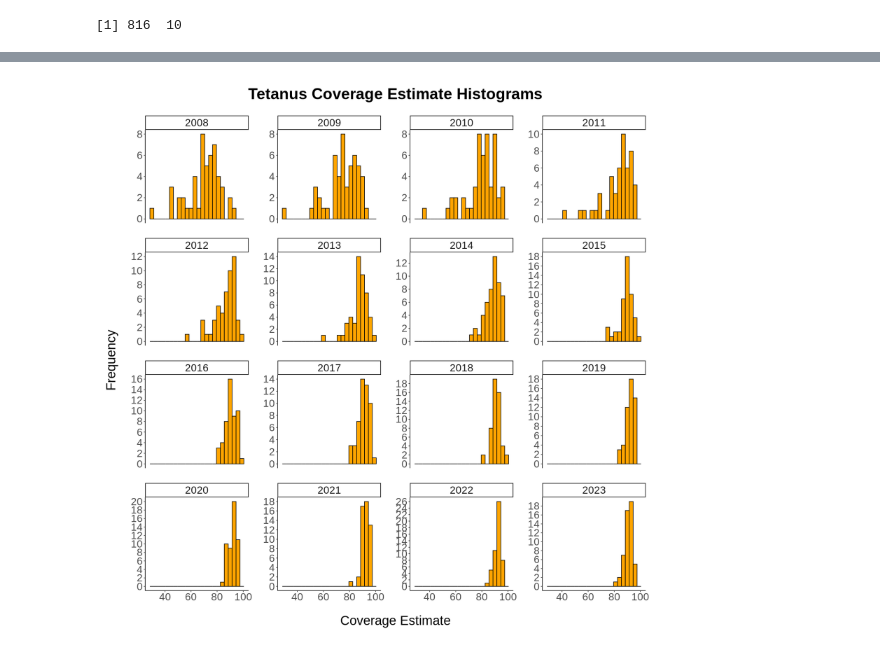
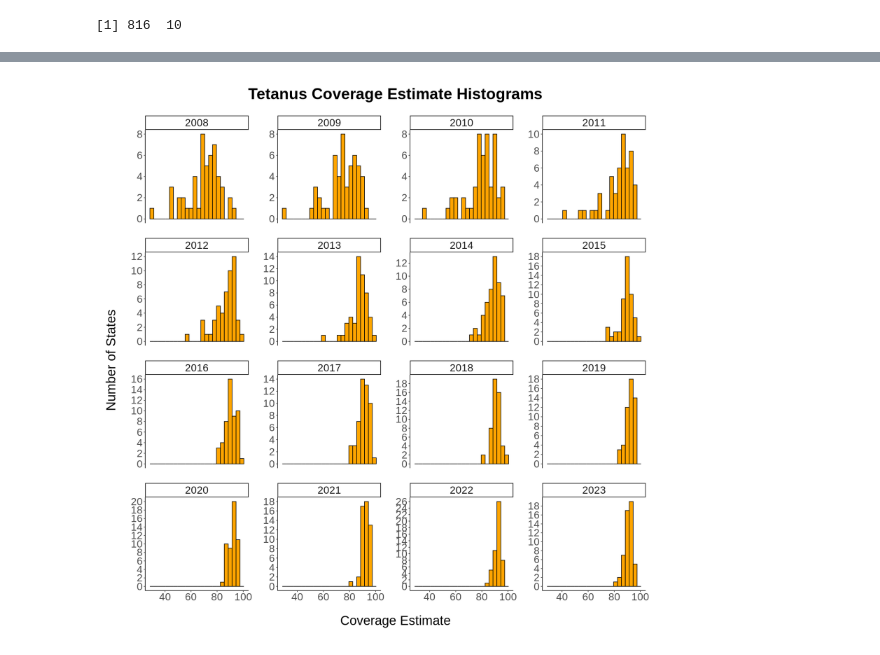
Before and after one commit to Kiron-Ang/Vaccination, a Jupyter notebook: vaccination.ipynb, the cells around one changed output, grey strips where cells are left out. Saved outputs shown, nothing was run; the diff lists cells and outputs as text; code cells hidden in the pictures.

```diff
--- a/vaccination.ipynb
+++ b/vaccination.ipynb
@@ -254,19 +254,19 @@ ggplot(menacwy, aes(x = coverage_estimate)) +
 # %%
 # Create Tetanus histograms with discrete y-axis
 ggplot(tetanus, aes(x = coverage_estimate)) +
   geom_histogram(binwidth = 3, fill = "orange", color = "black") +
   labs(title = "Tetanus Coverage Estimate Histograms",
        x = "Coverage Estimate",
-       y = "Frequency") +
+       y = "Number of States") +
   theme_classic() +
   theme(text = element_text(size = 25),
         plot.title = element_text(hjust = 0.5, face = "bold", margin = margin(b = 25)),
         panel.spacing = unit(2, "lines"),
         plot.margin = margin(20, 20, 20, 20),
         axis.title.x = element_text(margin = margin(t = 25)),
         axis.title.y = element_text(margin = margin(r = 25))) +
   facet_wrap(~ year_season, scales = "free_y") +
   scale_y_continuous(breaks = seq(0, max(hpv$coverage_estimate), by = 2),
                      labels = as.character(seq(0, max(hpv$coverage_estimate), by = 2)))
 # %% [output]
-[figure, old version]
+[figure, new version]
```
Also changed, not shown: parts of 3 cells of this notebook.
